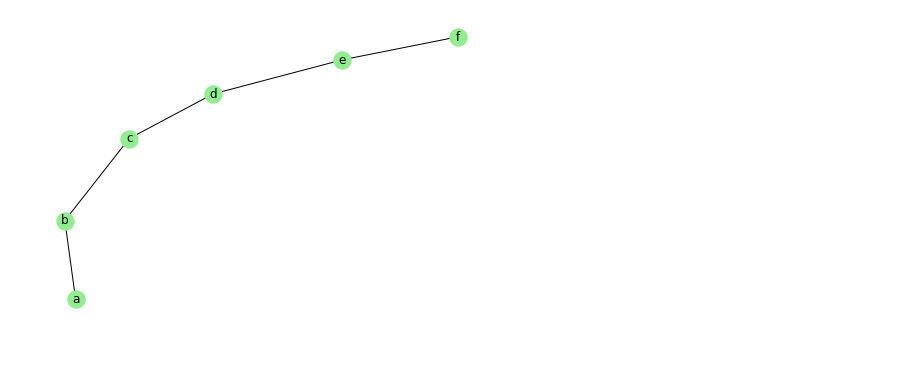
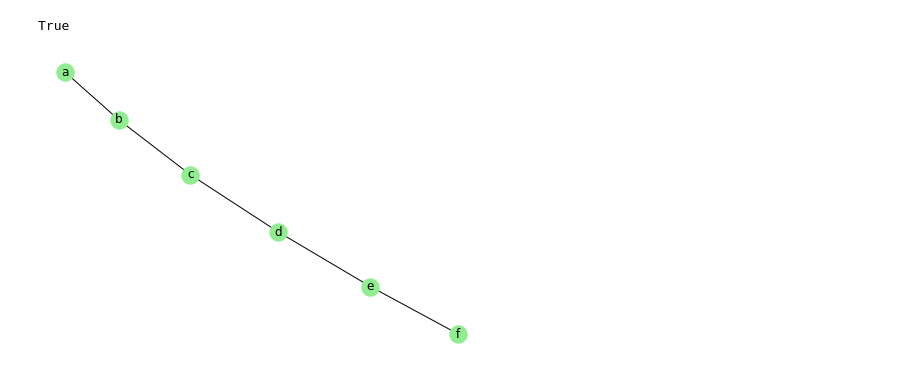
Before and after one commit to kislN/SignProcedure, a Jupyter notebook: comparison_result.ipynb, the cells around one changed output. Cells and saved outputs as stored; diff of their text form; code cells hidden in the pictures.

```diff
--- a/comparison_result.ipynb
+++ b/comparison_result.ipynb
@@ -55,5 +55,10 @@ array([[ 1.00000000e+00,  5.00176860e-01, -1.16941741e-02,
 # %%
 ref_MST1 = create_Kruskal_MST(corr, stcks)
-nx.draw(ref_MST1, with_labels=True, node_color='lightgreen')
+
+ref_MST2 = create_Prim_MST(corr, stcks)
+
+print(sorted(ref_MST1.degree) == sorted(ref_MST2.degree))
+nx.draw(ref_MST2, with_labels=True, node_color='lightgreen')
 # %% [output]
+True
-[figure, old version]
+[figure, new version]
```
Also changed, not shown: parts of 9 cells of this notebook, 5 other files.
